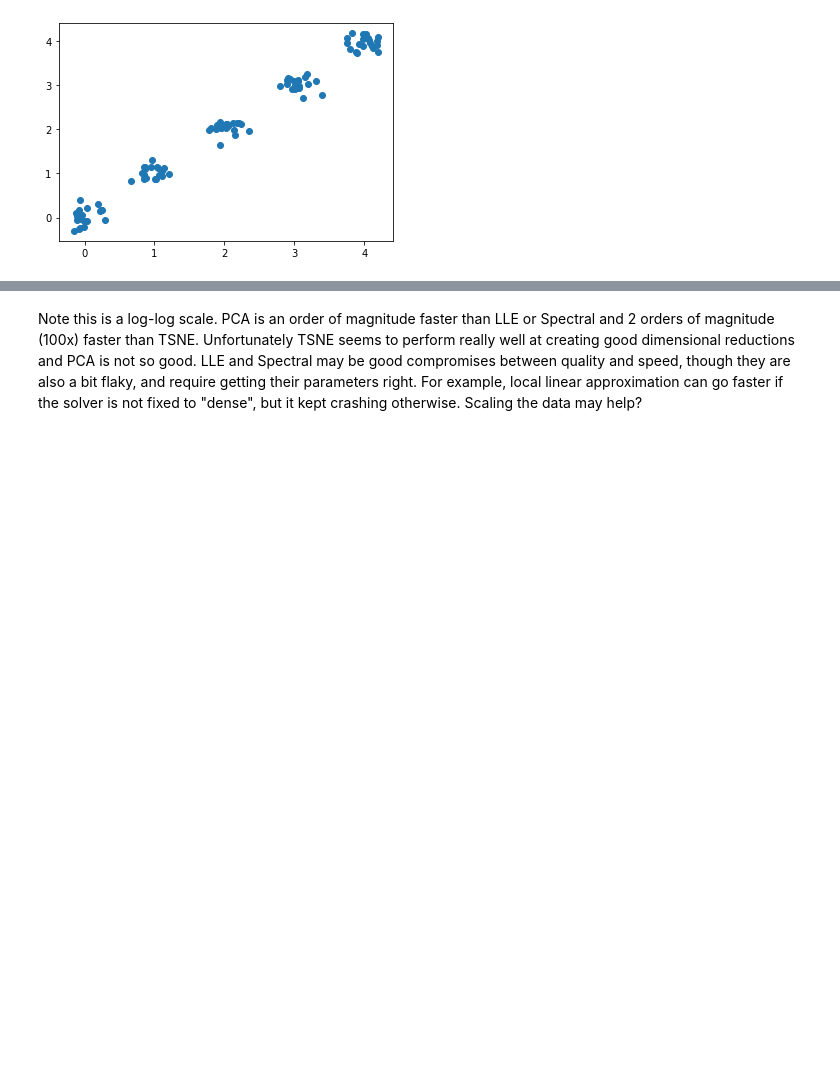
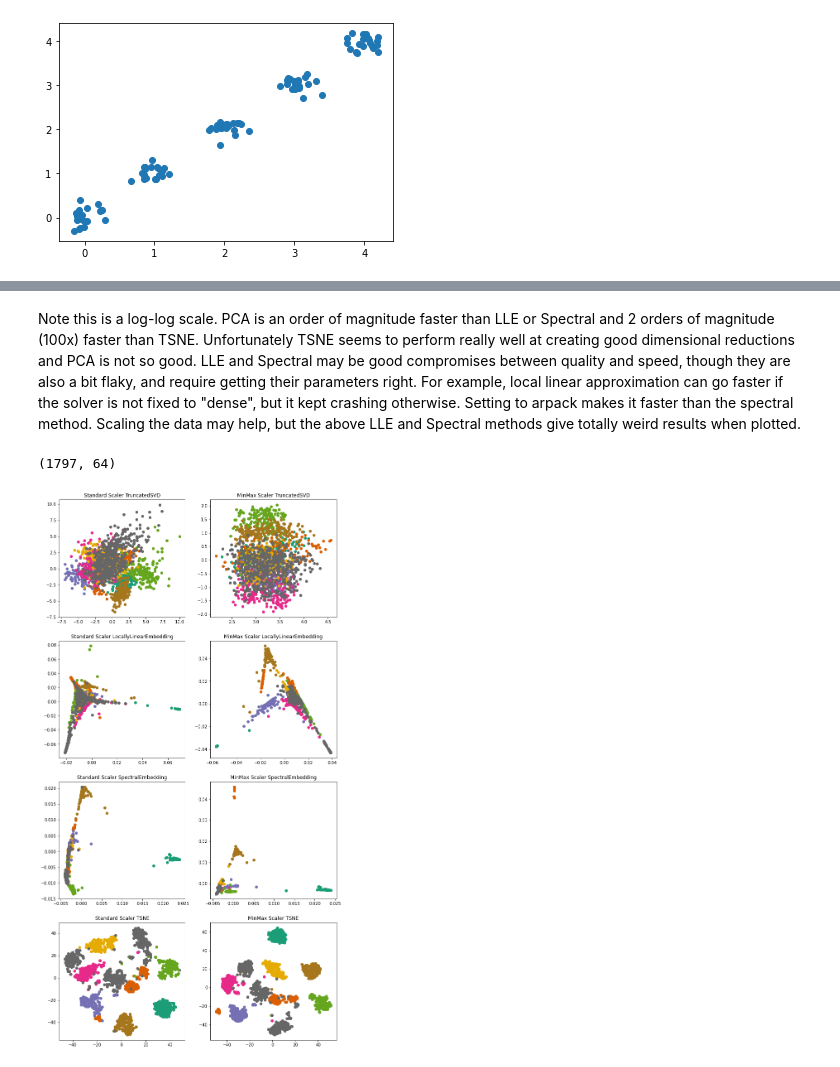
Before and after one commit to rudyarthur/ML-Notes, a Jupyter notebook: Dimensional Reduction.ipynb, the cells around one changed output, grey strips where cells are left out. Saved outputs shown, nothing was run; the diff lists cells and outputs as text; code cells hidden in the pictures; blank space fills up the shorter version.

```diff
--- a/Dimensional Reduction.ipynb
+++ b/Dimensional Reduction.ipynb
@@ -450,2 +450,40 @@ plt.show()
 # %% [markdown]
-Note this is a log-log scale. PCA is an order of magnitude faster than LLE or Spectral and 2 orders of magnitude (100x) faster than TSNE. Unfortunately TSNE seems to perform really well at creating good dimensional reductions and PCA is not so good. LLE and Spectral may be good compromises between quality and speed, though they are also a bit flaky, and require getting their parameters right. For example, local linear approximation can go faster if the solver is not fixed to "dense", but it kept crashing otherwise. Scaling the data may help?
+Note this is a log-log scale. PCA is an order of magnitude faster than LLE or Spectral and 2 orders of magnitude (100x) faster than TSNE. Unfortunately TSNE seems to perform really well at creating good dimensional reductions and PCA is not so good. LLE and Spectral may be good compromises between quality and speed, though they are also a bit flaky, and require getting their parameters right. For example, local linear approximation can go faster if the solver is not fixed to "dense", but it kept crashing otherwise. Setting to arpack makes it faster than the spectral method. Scaling the data may help, but the above LLE and Spectral methods give totally weird results when plotted.
+# %%
+from sklearn.datasets import load_digits
+from sklearn.preprocessing import MinMaxScaler, StandardScaler
+
+digits = load_digits()
+X, y = digits.data, digits.target
+Xss = StandardScaler().fit_transform(X)
+Xmm = MinMaxScaler().fit_transform(X)
+
+n_neighbors = 10
+
+print(X.shape)
+fig, ax = plt.subplots(4,2,figsize=(12, 24))
+
+methods = {
+"TruncatedSVD": TruncatedSVD(n_components=2),
+"LocallyLinearEmbedding": LocallyLinearEmbedding(n_components = 2, n_neighbors=n_neighbors),
+"SpectralEmbedding": SpectralEmbedding(n_components=2, n_neighbors=n_neighbors),
+"TSNE": TSNE(n_components=2, init='pca', learning_rate='auto')
+}
+
+stype = {0:"Standard Scaler", 1:"MinMax Scaler"}
+a = 0;
+for m, dimred in methods.items():
+    for i, D in enumerate([Xss, Xmm]):
+        Y = dimred.fit_transform(D)
+        for digit in digits.target_names:
+            p = Y[y == digit]
+            ax[a][i].scatter(p[:,0],p[:,1],color=plt.cm.Dark2(digit))
+
+        ax[a][i].set_title(stype[i] + " " + m)
+    a += 1
+
+
+plt.show()
+# %% [output]
+(1797, 64)
+[figure, added]
```
Also changed, not shown: parts of 13 cells of this notebook.
